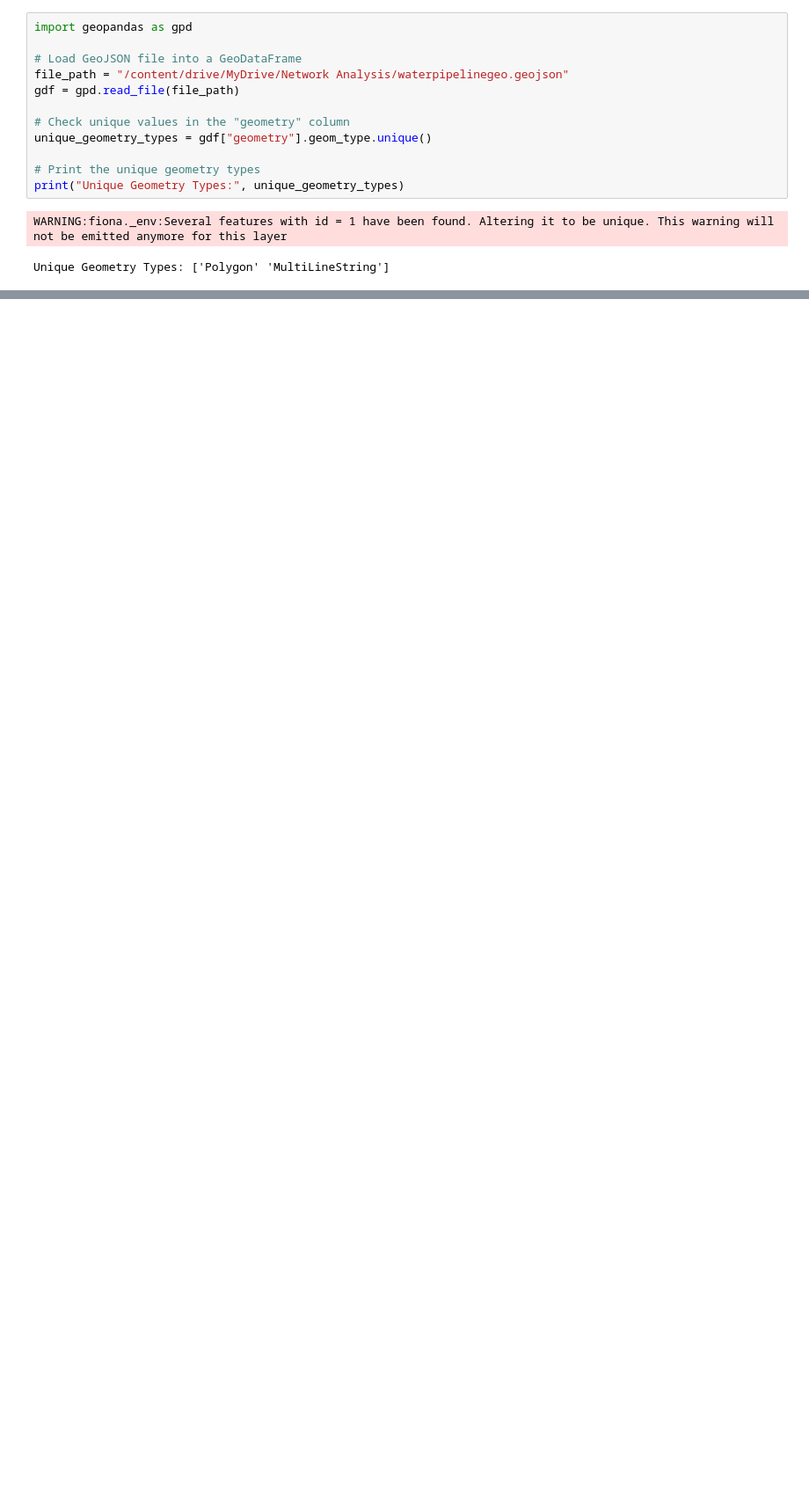
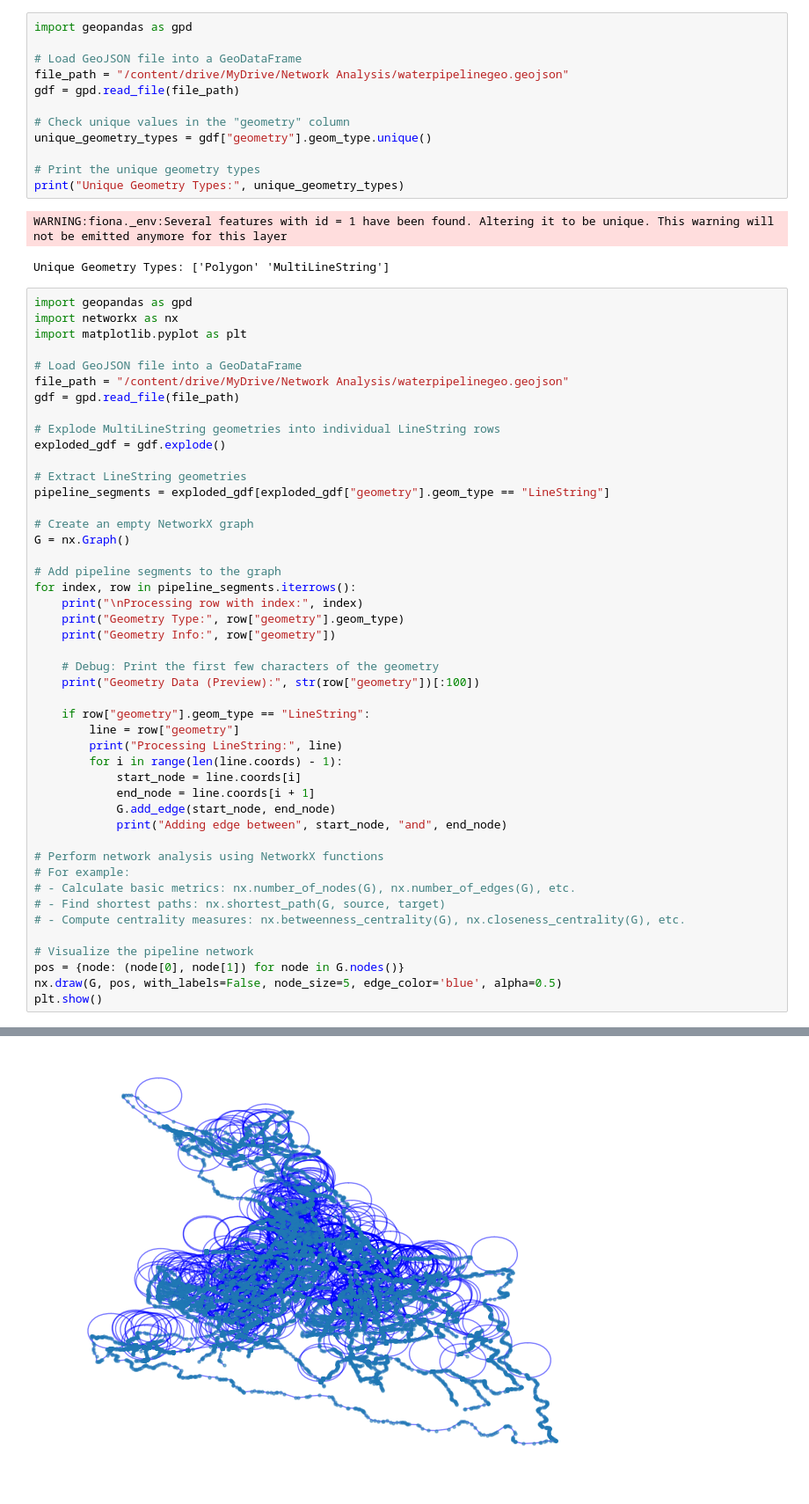
Before and after one commit to HEM2058/Team_task_sharing_for_thesis, a Jupyter notebook: NetworkAnalysis.ipynb, the cells around one changed output, grey strips where cells are left out. Shown at 88% size. Cells and saved outputs as stored; diff of their text form; blank space fills up the shorter version.

```diff
--- a/NetworkAnalysis.ipynb
+++ b/NetworkAnalysis.ipynb
@@ -15,3 +15,50 @@ print("Unique Geometry Types:", unique_geometry_types)
 # %% [output]
 WARNING:fiona._env:Several features with id = 1 have been found. Altering it to be unique. This warning will not be emitted anymore for this layer
 Unique Geometry Types: ['Polygon' 'MultiLineString']
+# %%
+import geopandas as gpd
+import networkx as nx
+import matplotlib.pyplot as plt
+
+# Load GeoJSON file into a GeoDataFrame
+file_path = "/content/drive/MyDrive/Network Analysis/waterpipelinegeo.geojson"
+gdf = gpd.read_file(file_path)
+
+# Explode MultiLineString geometries into individual LineString rows
+exploded_gdf = gdf.explode()
+
+# Extract LineString geometries
+pipeline_segments = exploded_gdf[exploded_gdf["geometry"].geom_type == "LineString"]
+
+# Create an empty NetworkX graph
+G = nx.Graph()
+
+# Add pipeline segments to the graph
+for index, row in pipeline_segments.iterrows():
+    print("\nProcessing row with index:", index)
+    print("Geometry Type:", row["geometry"].geom_type)
+    print("Geometry Info:", row["geometry"])
+
+    # Debug: Print the first few characters of the geometry
+    print("Geometry Data (Preview):", str(row["geometry"])[:100])
+
+    if row["geometry"].geom_type == "LineString":
+        line = row["geometry"]
+        print("Processing LineString:", line)
+        for i in range(len(line.coords) - 1):
+            start_node = line.coords[i]
+            end_node = line.coords[i + 1]
+            G.add_edge(start_node, end_node)
+            print("Adding edge between", start_node, "and", end_node)
+
+# Perform network analysis using NetworkX functions
+# For example:
+# - Calculate basic metrics: nx.number_of_nodes(G), nx.number_of_edges(G), etc.
+# - Find shortest paths: nx.shortest_path(G, source, target)
+# - Compute centrality measures: nx.betweenness_centrality(G), nx.closeness_centrality(G), etc.
+
+# Visualize the pipeline network
+pos = {node: (node[0], node[1]) for node in G.nodes()}
+nx.draw(G, pos, with_labels=False, node_size=5, edge_color='blue', alpha=0.5)
+plt.show()
+# %% [output]
@@ -17,0 +83 @@ Unique Geometry Types: ['Polygon' 'MultiLineString']
+[figure, added]
```
Also changed, not shown: parts of 1 cell of this notebook.
